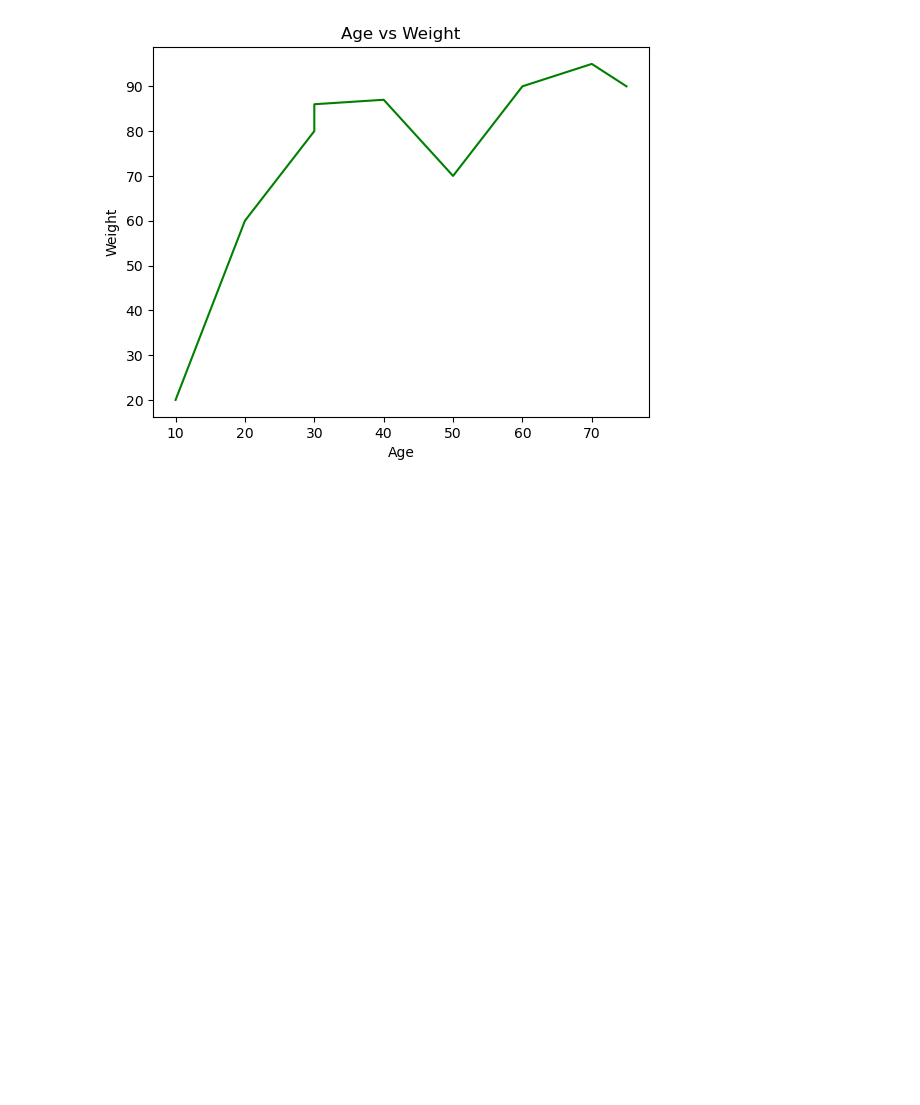
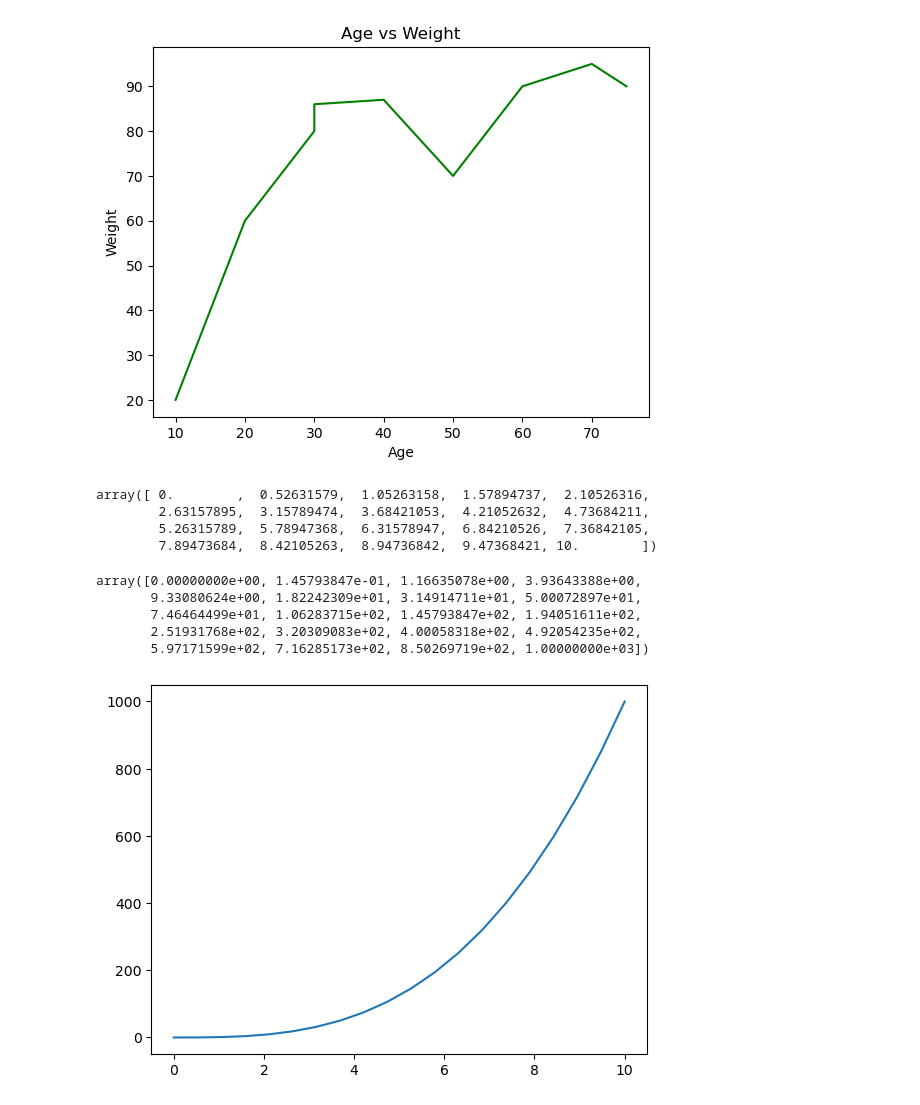
Before and after one commit to busragzl/PythonProject-DataScience, a Jupyter notebook: 9- IntroToMetplotlib.ipynb, the cells around one changed output. Cells and saved outputs as stored; diff of their text form; code cells hidden in the pictures; blank space fills up the shorter version.

```diff
--- a/9- IntroToMetplotlib.ipynb
+++ b/9- IntroToMetplotlib.ipynb
@@ -42,3 +42,27 @@ plt.title("Age vs Weight")
 plt.show()
 # %% [output]
 [figure]
+# %%
+numpy_arr1 = np.linspace(0,10,20) # 0'dan 10'a kadar 20 tane sayı dön ve arasını eşit tut
+# %%
+numpy_arr1
+# %% [output]
+array([ 0.        ,  0.52631579,  1.05263158,  1.57894737,  2.10526316,
+        2.63157895,  3.15789474,  3.68421053,  4.21052632,  4.73684211,
+        5.26315789,  5.78947368,  6.31578947,  6.84210526,  7.36842105,
+        7.89473684,  8.42105263,  8.94736842,  9.47368421, 10.        ])
+# %%
+numpy_arr2 = numpy_arr1 **3
+# %%
+numpy_arr2
+# %% [output]
+array([0.00000000e+00, 1.45793847e-01, 1.16635078e+00, 3.93643388e+00,
+       9.33080624e+00, 1.82242309e+01, 3.14914711e+01, 5.00072897e+01,
+       7.46464499e+01, 1.06283715e+02, 1.45793847e+02, 1.94051611e+02,
+       2.51931768e+02, 3.20309083e+02, 4.00058318e+02, 4.92054235e+02,
+       5.97171599e+02, 7.16285173e+02, 8.50269719e+02, 1.00000000e+03])
+# %%
+plt.plot(numpy_arr1,numpy_arr2)
+plt.show()
+# %% [output]
+[figure, added]
```
Also changed, not shown: parts of 6 cells of this notebook, 1 other file.
